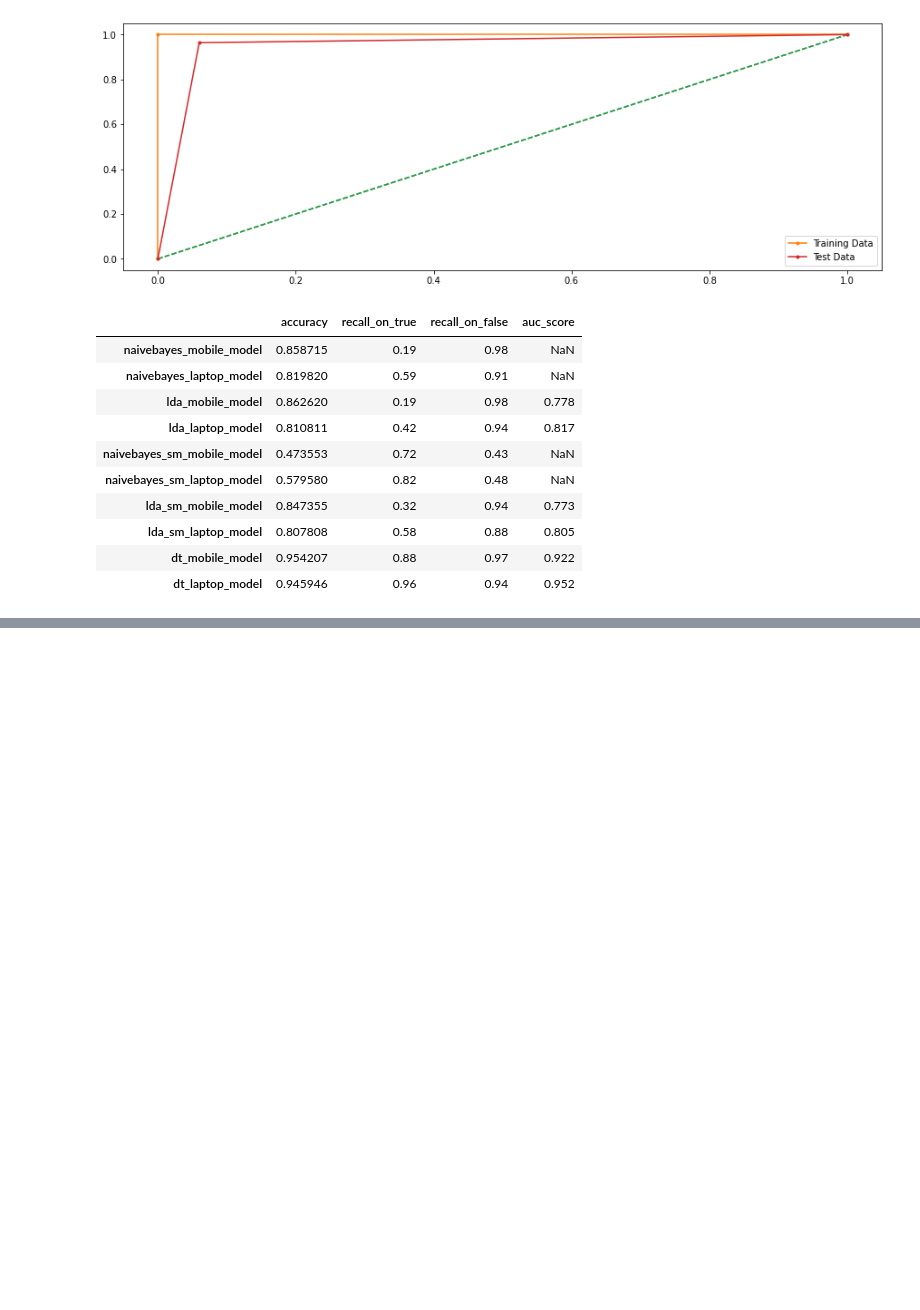
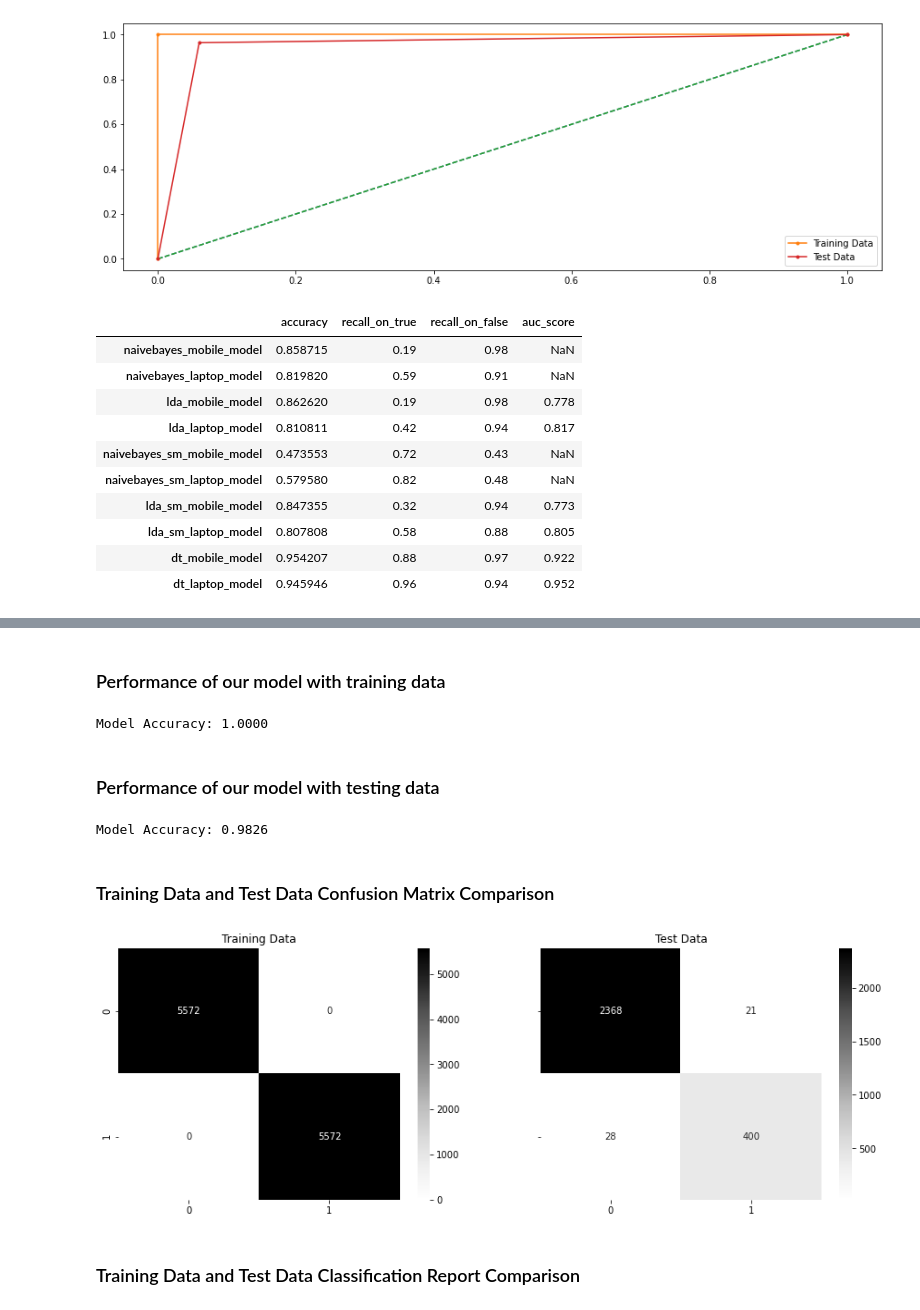
Before and after one commit to roshan-raj/social-media-tourism, a Jupyter notebook: ROSHANRAJ_15-May-2022.ipynb, the cells around one changed output, grey strips where cells are left out. Saved outputs shown, nothing was run; the diff lists cells and outputs as text; code cells hidden in the pictures; blank space fills up the shorter version.

Commit message:
Ensemble Learning - Bagging on decision tree mobile data

```diff
--- a/ROSHANRAJ_15-May-2022.ipynb
+++ b/ROSHANRAJ_15-May-2022.ipynb
@@ -1529,0 +1547,2 @@ predictions_test
+# %%
+dt_mobile_model = decision_tree.fit(X_train_res, y_train_res)
@@ -1529,0 +1551,41 @@ predictions_test
+# %%
+from sklearn.ensemble import BaggingClassifier
+
+bgcl_dt_mobiel_model = BaggingClassifier(base_estimator=dt_mobile_model, n_estimators=50)
+
+#bgcl = BaggingClassifier(n_estimators=50)
+bgcl_dt_mobiel_model = bgcl_dt_mobiel_model.fit(X_train_res, y_train_res)
+# %% [markdown]
+### Performance of our model with training data
+# %%
+bgcl_dt_mobile_train_predict = bgcl_dt_mobiel_model.predict(X_train_res)
+
+print("Model Accuracy: {0:.4f}".format(metrics.accuracy_score(y_train_res, bgcl_dt_mobile_train_predict)))
+# %% [output]
+Model Accuracy: 1.0000
+# %% [markdown]
+### Performance of our model with testing data
+# %%
+bgcl_dt_mobile_test_predict = bgcl_dt_mobiel_model.predict(X_test)
+
+print("Model Accuracy: {0:.4f}".format(metrics.accuracy_score(Y_test, bgcl_dt_mobile_test_predict)))
+# %% [output]
+Model Accuracy: 0.9826
+# %% [markdown]
+### Training Data and Test Data Confusion Matrix Comparison
+# %%
+rcParams['figure.figsize'] = 15,5
+
+f,a =  plt.subplots(1,2,sharex=True,sharey=True,squeeze=False)
+
+#Plotting confusion matrix for the different models for the Training Data
+
+plot_0 = sns.heatmap((metrics.confusion_matrix(y_train_res,bgcl_dt_mobile_train_predict)),annot=True,fmt='.5g',cmap='Greys',ax=a[0][0]);
+a[0][0].set_title('Training Data')
+
+plot_1 = sns.heatmap((metrics.confusion_matrix(Y_test,bgcl_dt_mobile_test_predict)),annot=True,fmt='.5g',cmap='Greys',ax=a[0][1]);
+a[0][1].set_title('Test Data');
+# %% [output]
+[figure, added]
+# %% [markdown]
+### Training Data and Test Data Classification Report Comparison
```
Also changed, not shown: parts of 12 cells of this notebook.
